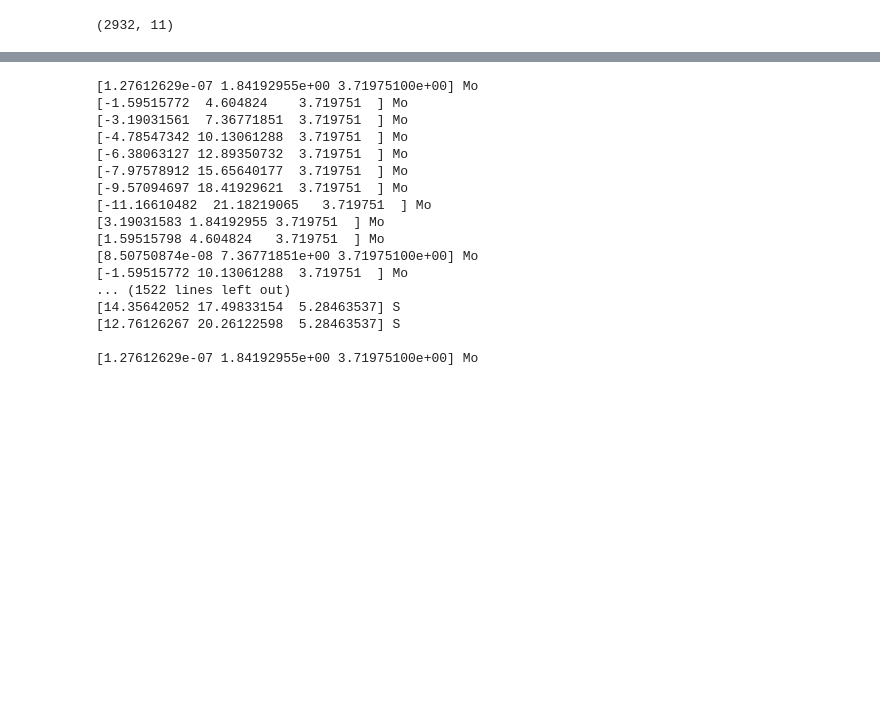
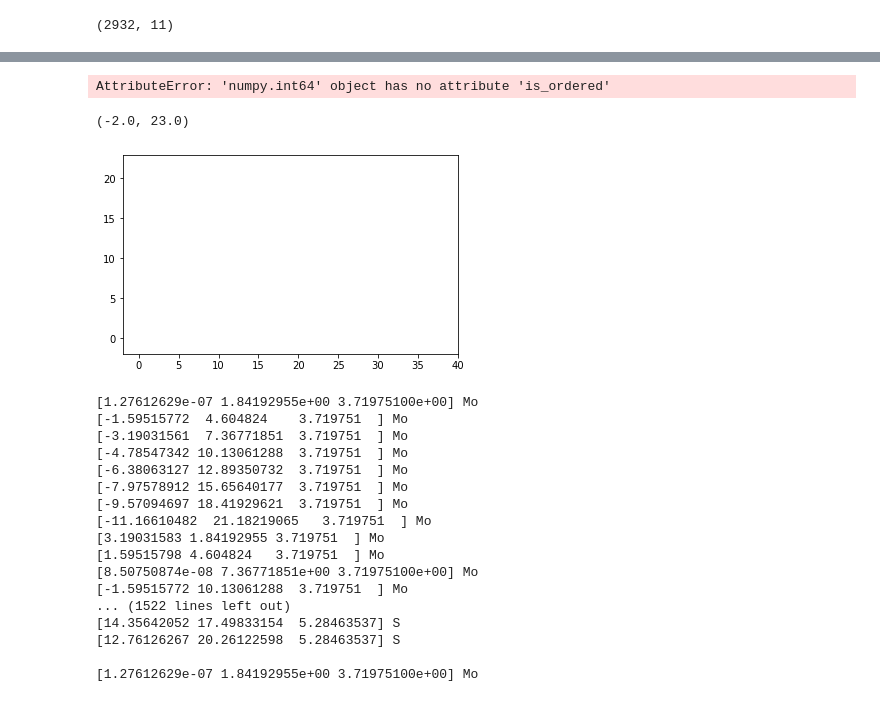
Before and after one commit to lubludrova/AgeevProject2, a Jupyter notebook: images-fig2.ipynb, the cells around one changed output, grey strips where cells are left out. Saved outputs shown, nothing was run; the diff lists cells and outputs as text; code cells hidden in the pictures; blank space fills up the shorter version.

```diff
--- a/images-fig2.ipynb
+++ b/images-fig2.ipynb
@@ -151,0 +318,8 @@ TypeError: len() of unsized object
+# %%
+data4 = pd.DataFrame()
+data4 = data3.copy()
+# print(len(data3.iloc[0].initial_structure), len(data2.iloc[3].initial_structure), len(data4.iloc[0].initial_structure))
+data4["structure"] = [copy.copy(arr1)]
+print(type(data2.iloc[2].initial_structure), type(data4.iloc[0].structure))
+# print(data4.iloc[0]["structure"])
+data4
@@ -152,3 +330,28 @@ TypeError: len() of unsized object
+# %%
+s0 = data3.iloc[0].initial_structure
+d0 = data3.iloc[0].defect_representation[0]
+ase_atoms = AseAtomsAdaptor.get_atoms(s0)
+fig, ax = plt.subplots()
+plot_atoms(ase_atoms, ax, radii=0.6, rotation=('10x, 0y, 0z'), show_unit_cell=True)
+xlim = 40
+ylim = 23
+ax.set_xlim(-2, xlim)
+ax.set_ylim(-2, ylim)
+# %% [output]
+AttributeError: 'numpy.int64' object has no attribute 'is_ordered'
+# %%
+s0 = data4.iloc[0].structure
+d0 = data4.iloc[0].defect_representation[0]
+ase_atoms = AseAtomsAdaptor.get_atoms(s0)
+fig, ax = plt.subplots()
+plot_atoms(ase_atoms, ax, radii=0.6, rotation=('10x, 0y, 0z'), show_unit_cell=True)
+xlim = 40
+ylim = 23
+ax.set_xlim(-2, xlim)
+ax.set_ylim(-2, ylim)
+# %% [output]
+(-2.0, 23.0)
+[figure, added]
 # %%
 #Вывод всех структур с дефектами по очереди
 k = 1
```
Also changed, not shown: parts of 26 cells of this notebook, 4 other files.
